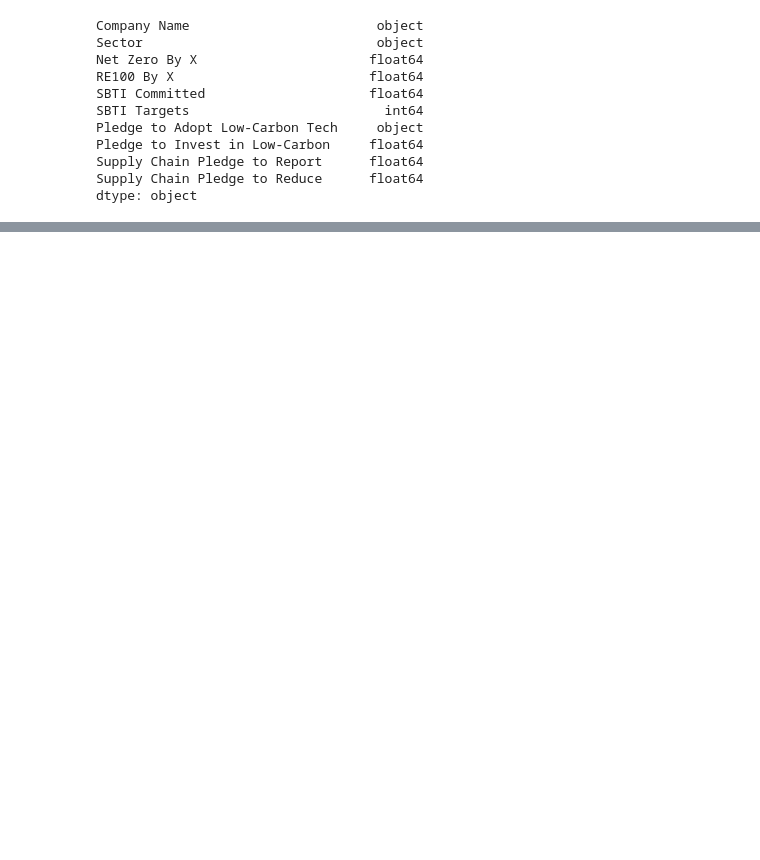
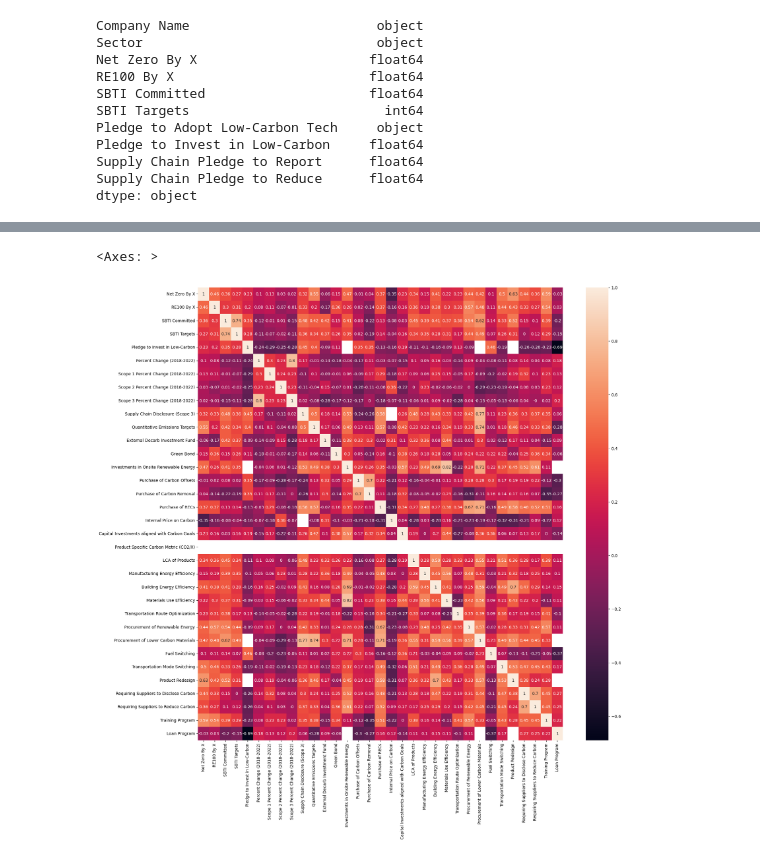
Before and after one commit to zcjanin/decarbonization-2024, a Jupyter notebook: Correlations.ipynb, the cells around one changed output, grey strips where cells are left out. Cells and saved outputs as stored; diff of their text form; code cells hidden in the pictures; blank space fills up the shorter version.

```diff
--- a/Correlations.ipynb
+++ b/Correlations.ipynb
@@ -80,3 +59,8 @@ commitments
+# %%
+# sectors.merge(commitments, on='')
+cleaned_comm = commitments[['Company Name', 'Sector', 'Net Zero By X', 'RE100 By X',
+       'SBTI Committed', 'SBTI Targets', 'Pledge to Adopt Low-Carbon Tech',
+       'Pledge to Invest in Low-Carbon']]
 # %%
 commitments.dtypes
 # %% [output]
@@ -111,4 +95,5 @@ percents = percents.replace(to_replace={
 percents['Percent Change (2018-2022)'] = percents['Percent Change (2018-2022)'].astype(float)
 percents['Scope 3 Percent Change (2018-2022)'] = percents['Scope 3 Percent Change (2018-2022)'].astype(float)
 # %%
-commitments.merge(percents, on='Company Name')
+merged = cleaned_comm.merge(percents, on='Company Name')
+corr_matrix = merged.corr(method='kendall')
@@ -132,0 +113,3 @@ commitments.merge(percents, on='Company Name')
+# %%
+activities = pd.read_csv('data/activities.csv', skiprows=1)
+emissions_activ = merged.merge(activities, on='Company Name')
@@ -132,0 +137,3 @@ commitments.merge(percents, on='Company Name')
+# %%
+activties_corr = emissions_activ.corr(method='kendall', numeric_only=True).round(2).drop(columns=['Product Specific Carbon Metric (CO2/X)'])
+activties_corr
@@ -132,0 +159,7 @@ commitments.merge(percents, on='Company Name')
+# %%
+
+plt.figure(figsize=[20,20])
+sns.heatmap(activties_corr, annot=True)
+# %% [output]
+<Axes: >
+[figure, added]
```
Also changed, not shown: parts of 5 cells of this notebook, 2 other files.
